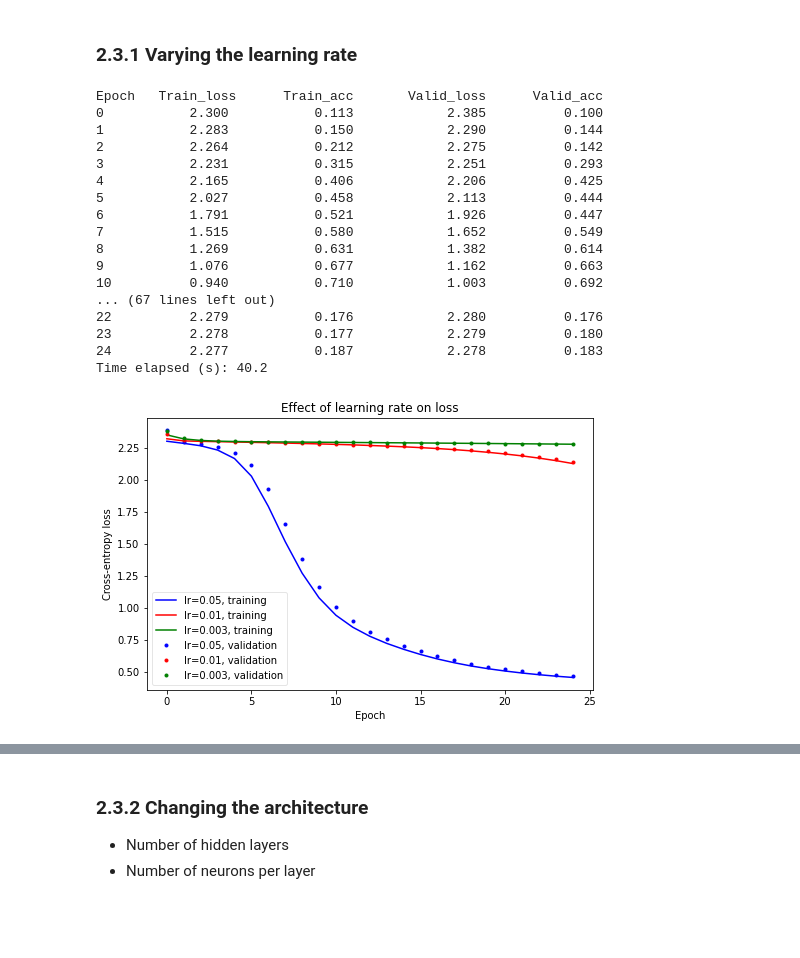
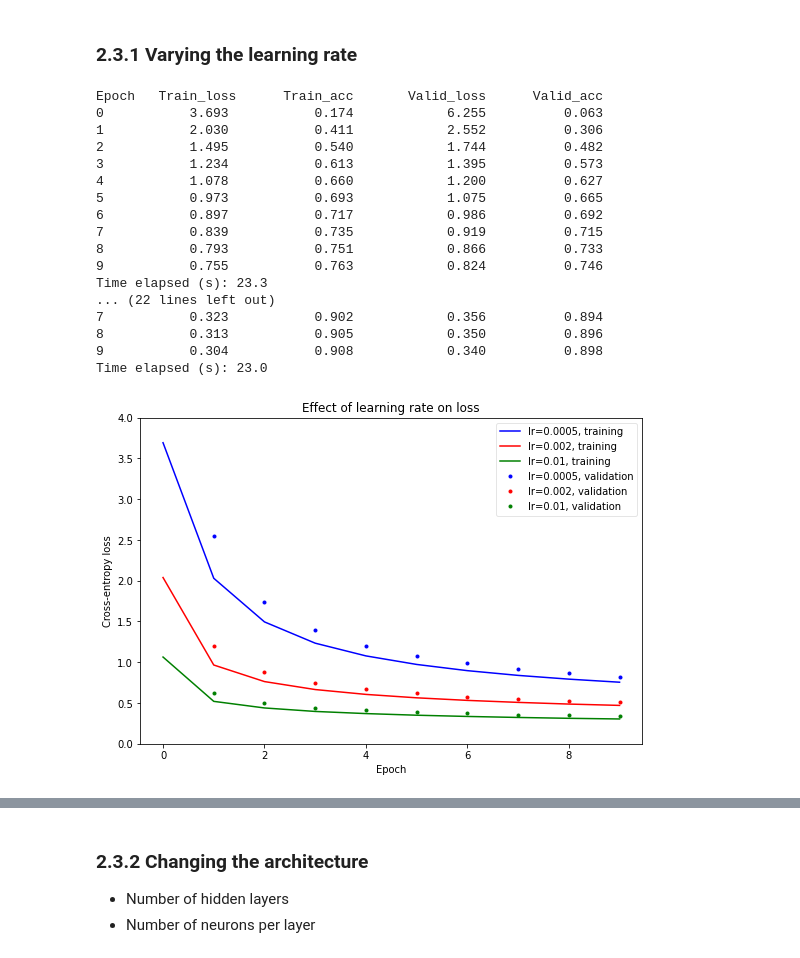
Before and after one commit to vtd9/multilayer-perceptron, a Jupyter notebook: HW1.ipynb, the cells around one changed output, grey strips where cells are left out. Saved outputs shown, nothing was run; the diff lists cells and outputs as text; code cells hidden in the pictures; blank space fills up the shorter version.

```diff
--- a/HW1.ipynb
+++ b/HW1.ipynb
@@ -144,7 +144,7 @@ class Layer(object):
     '''
     # Derivative of an aggregate wrt bias (dz/db) = 1, so don't need
     # activation values of the previous layer
-    self.b -= lr/batch_size * np.average(grad_chain, axis=1).reshape(-1, 1)
+    self.b -= lr/batch_size * np.sum(grad_chain, axis=1).reshape(-1, 1)
 # %% [markdown]
 ## 1.2 Perceptron class
 # %%
@@ -813,7 +832,7 @@ MNIST labels reshaped: (70000,)
 ## 2.2 Preprocessing
 # %%
 # Make a Dataset object
-mnist_set = Dataset(mnist_all_X, mnist_all_y, True)
+mnist_set = Dataset(mnist_all_X, mnist_all_y)
 
 # Reshape the data
 width = 28
@@ -821,14 +840,7 @@ categories = 10
 mnist_set.shape(width, categories, True)
 print("Feature and label shapes:", mnist_set.X.shape, mnist_set.y.shape)
 
-# Shuffle the data
-# plot first __ before shuffling
-mnist_set.shuffle()
-# plot first __ after to prove it's shuffled?
-
-# Divide the data
-mnist_set.divide()
-print('Splits on training, validation, & testing:',
-      mnist_set.X_train.shape, mnist_set.X_valid.shape, mnist_set.X_test.shape)
+# Visualize the first five images
+Utility.plot_images(mnist_set, 5)
 # %% [output]
 Feature and label shapes: (784, 70000) (10, 70000)
@@ -836,50 +860,56 @@ Splits on training, validation, & testing: (784, 49000) (784, 10500) (784, 10500
 # %% [markdown]
 ## 2.3 Training and validation
+# %%
+# Hyperparameters to use throughout all models
+batch = 100
+epochs = 10
 # %% [markdown]
 ### 2.3.1 Varying the learning rate
 # %%
+dims = (width*width, 128, 64, 10)
+activ_fns = (Activation.relu, Activation.relu, Activation.softmax)
+
 # Make a generic neural network with two hidden layers
-batch = 100
-dim_test = (width*width, 64, 32, 10)
-p = Perceptron(dim_test,
-               (Activation.relu, Activation.relu, Activation.softmax),
-               Loss.cross_entropy)
-lrs = (0.05, 0.01, 0.003) # Different learning rates to test
-epochs = 25
+p_128_64 = Perceptron(dims, activ_fns, Loss.cross_entropy)
+
+# Different learning rates to test
 lr_results = {}
+lrs = (5e-4, 0.002, 0.01)
 for lr in lrs:
-  lr_results[lr] = Utility.train_and_validate(p, mnist_set, lr, epochs, batch)
-  p.reset()
+  p_128_64.reset() # Reinitialize parameters
+  lr_results[lr] = Utility.train_and_validate(p_128_64, mnist_set,
+                                              lr, epochs, batch)
 # %% [output]
 Epoch   Train_loss      Train_acc       Valid_loss      Valid_acc
-0           2.300           0.113            2.385          0.100
-1           2.283           0.150            2.290          0.144
-2           2.264           0.212            2.275          0.142
-3           2.231           0.315            2.251          0.293
-4           2.165           0.406            2.206          0.425
-5           2.027           0.458            2.113          0.444
-6           1.791           0.521            1.926          0.447
-7           1.515           0.580            1.652          0.549
-8           1.269           0.631            1.382          0.614
-9           1.076           0.677            1.162          0.663
-10          0.940           0.710            1.003          0.692
-... (67 lines left out)
-22          2.279           0.176            2.280          0.176
-23          2.278           0.177            2.279          0.180
-24          2.277           0.187            2.278          0.183
-Time elapsed (s): 40.2
+0           3.693           0.174            6.255          0.063
+1           2.030           0.411            2.552          0.306
+2           1.495           0.540            1.744          0.482
+3           1.234           0.613            1.395          0.573
+4           1.078           0.660            1.200          0.627
+5           0.973           0.693            1.075          0.665
+6           0.897           0.717            0.986          0.692
+7           0.839           0.735            0.919          0.715
+8           0.793           0.751            0.866          0.733
+9           0.755           0.763            0.824          0.746
+Time elapsed (s): 23.3
+... (22 lines left out)
+7           0.323           0.902            0.356          0.894
+8           0.313           0.905            0.350          0.896
+9           0.304           0.908            0.340          0.898
+Time elapsed (s): 23.0
 # %%
 # Plot training loss for the different learning rates used
 Utility.plot_results([lr_results[_][0] for _ in lrs],
                      labels=['lr=' + str(lr) + ', training' for lr in lrs],
                      fmts=['-' + _ for _ in ('b', 'r', 'g')])
+
 Utility.plot_results([lr_results[_][2] for _ in lrs],
                      labels=['lr=' + str(lr) + ', validation' for lr in lrs],
-                     ylabel='Cross-entropy loss',
+                     ylabel='Cross-entropy loss', ymax=4.0,
                      fmts=['.' + _ for _ in ('b', 'r', 'g')],
                      title='Effect of learning rate on loss')
 # %% [output]
-[figure, old version]
+[figure, new version]
 # %%
 # Plot training accuracy for the different learning rates used
 Utility.plot_results([lr_results[_][1] for _ in lrs],
```
Also changed, not shown: parts of 22 cells of this notebook.
